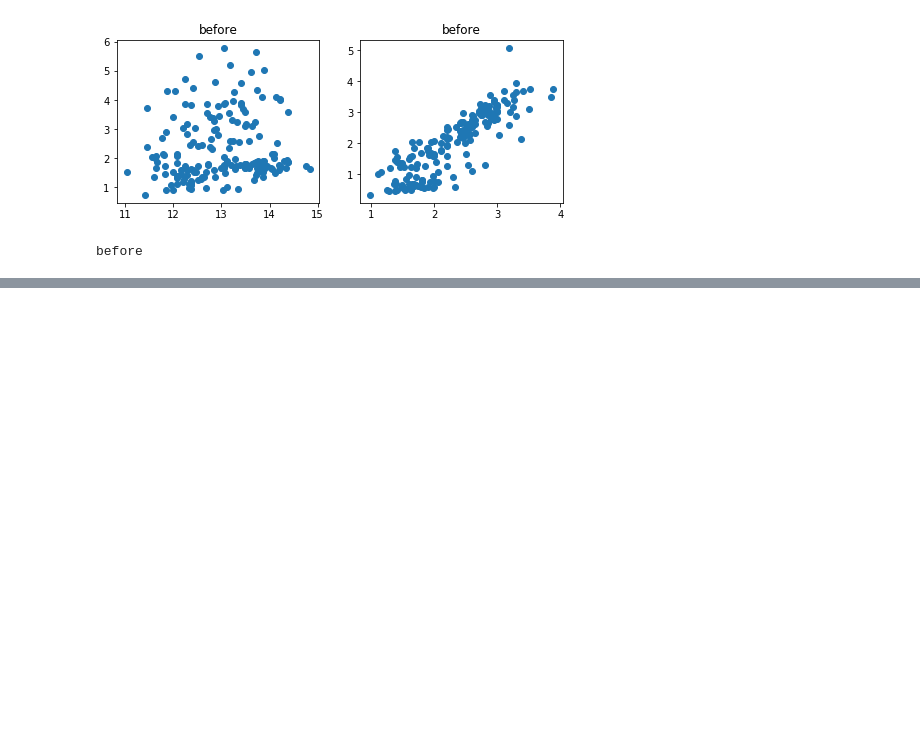
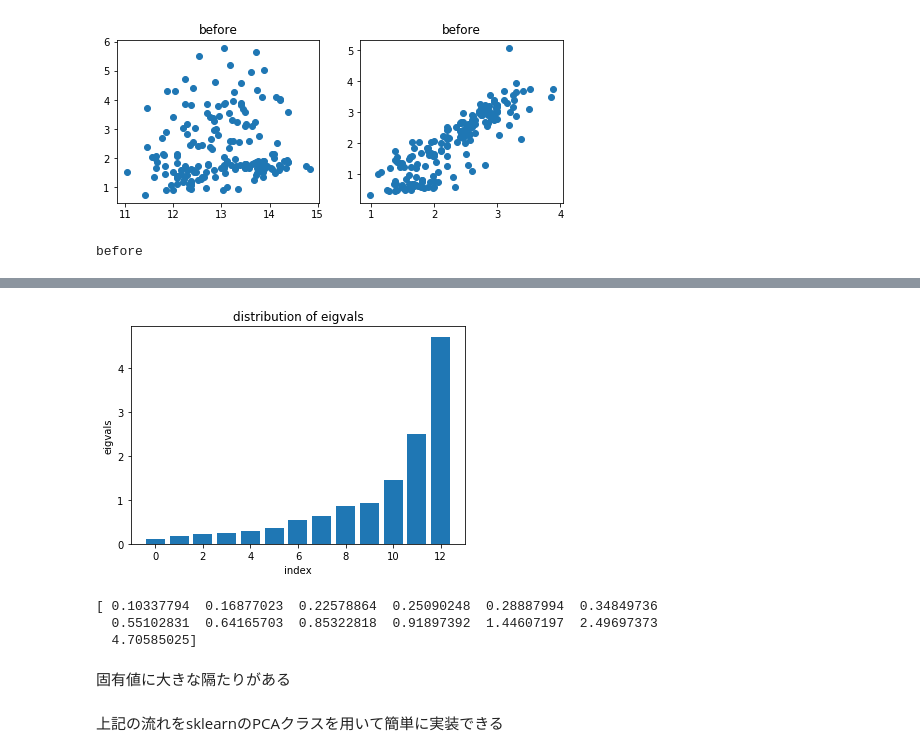
Before and after one commit to RanmaruSato/MLandDL, a Jupyter notebook: wine_pca.ipynb, the cells around one changed output, grey strips where cells are left out. Drawn from its saved outputs; the diff is of its cells as text; code cells hidden in the pictures; blank space fills up the shorter version.

```diff
--- a/wine_pca.ipynb
+++ b/wine_pca.ipynb
@@ -50,3 +51,41 @@ mean:  [ -8.38280756e-16  -1.19754394e-16  -8.37033314e-16  -3.99181312e-17
   -1.19754394e-16   3.49283648e-17   1.99590656e-16   3.19345050e-16
   -1.59672525e-16]
 std:  [ 1.  1.  1.  1.  1.  1.  1.  1.  1.  1.  1.  1.  1.]
+# %%
+#特徴量ごとの類似度を調べる
+
+#相関行列を取得する
+#Xを転置(行と列を入れ替え)しているのはデータ同士の相関係数ではなく特徴同士の相関係数を求める為のもの
+R = np.corrcoef(X.T)
+# %%
+#得られた相関行列に固有値分解を適用し、固有値ベクトルと、固有値取得する
+#固有値分解を行うことによって13*13次元の行列Rは13個の特別な13次元ベクトル（固有ベクトル)
+#v1~v13個の特別な数（固有値）λ1~λ１３に分解される。
+#元の行列は固有ベクトルの方向に情報が向いており、対応する固有値は情報の周遊度合いを示す。
+#相関行列の固有ベクトルが主成分ベクトルを表し、固有ベクトルの成分は各特徴量の主成分への影響の様子
+#を表す
+#また大きな固有値に対応する固有ベクトルほど元の行列の構成に深く関わっている
+#つまり小さい固有値に対応する固有ベクトルを無視することで、特徴量を削減しつつ情報の損失を少なく抑える
+#ことができる
+
+#numpy.linalg.eighの戻り値は２つあり、１つ目の固有値は昇順になり、それぞれがその多重度にしたがって
+#繰り返される
+#2つめは、v[:,1]の列は、固有値w[i]対応する正規化された固有ベクトル。入力変数が行列オブジェクトの場合
+#行列オブジェクトを返す
+eigvals,eigvecs = np.linalg.eigh(R)
+# %%
+#可視化
+#bar引数は（x座標,y座標)
+plt.bar(range(13),eigvals)
+plt.title('distribution of eigvals')
+plt.xlabel('index')
+plt.ylabel('eigvals')
+plt.show()
+print(eigvals)
+# %% [output]
+[figure, added]
+[ 0.10337794  0.16877023  0.22578864  0.25090248  0.28887994  0.34849736
+  0.55102831  0.64165703  0.85322818  0.91897392  1.44607197  2.49697373
+  4.70585025]
+# %% [markdown]
+固有値に大きな隔たりがある
@@ -52,0 +105,2 @@ std:  [ 1.  1.  1.  1.  1.  1.  1.  1.  1.  1.  1.  1.  1.]
+# %% [markdown]
+上記の流れをsklearnのPCAクラスを用いて簡単に実装できる
```
Also changed, not shown: parts of 8 cells of this notebook, 1 other file.
